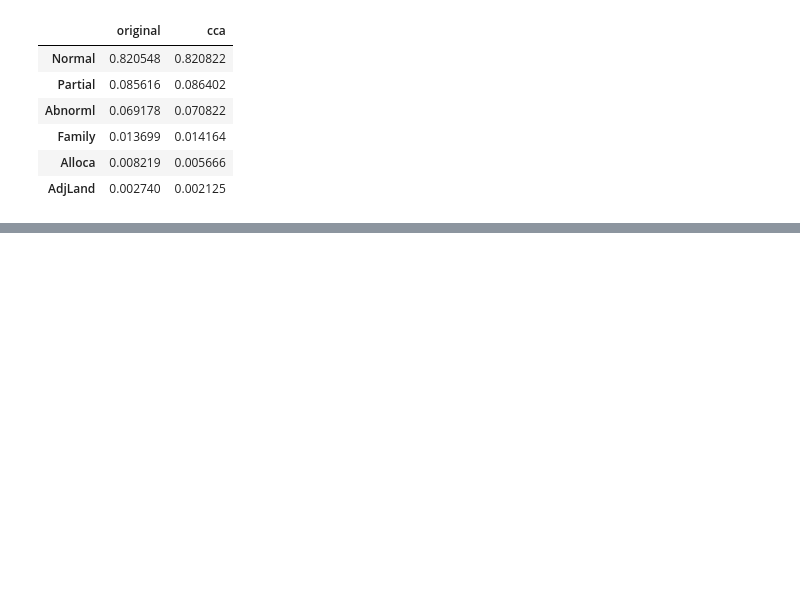
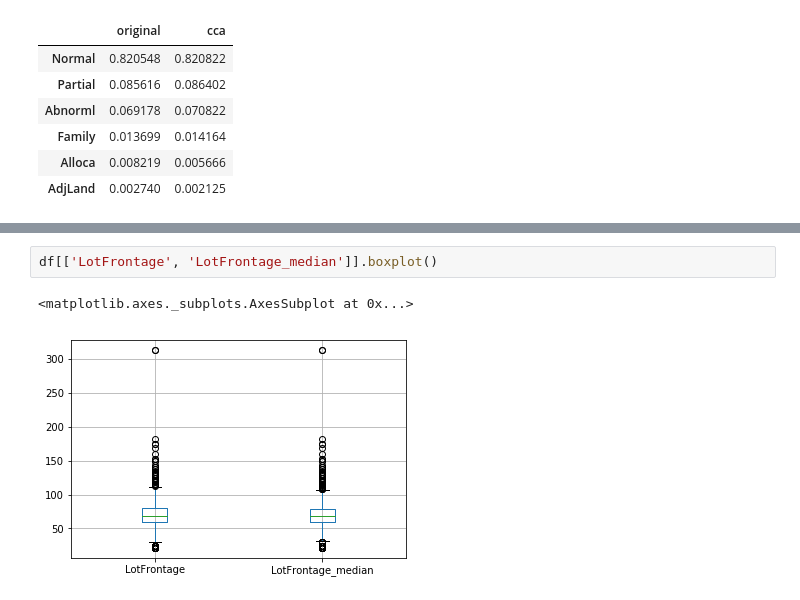
Before and after one commit to gokul-subbu/dl, a Jupyter notebook: notes/data-preprocessing/01_imputation.ipynb, the cells around one changed output, grey strips where cells are left out. Cells and saved outputs as stored; diff of their text form; blank space fills up the shorter version.

```diff
--- a/notes/data-preprocessing/01_imputation.ipynb
+++ b/notes/data-preprocessing/01_imputation.ipynb
@@ -189,0 +277,5 @@ categorical_distribution(df, df_nomis, 'SaleCondition')
+# %%
+df[['LotFrontage', 'LotFrontage_median']].boxplot()
+# %% [output]
+<matplotlib.axes._subplots.AxesSubplot at 0x...>
+[figure, added]
```
Also changed, not shown: parts of 23 cells of this notebook.
